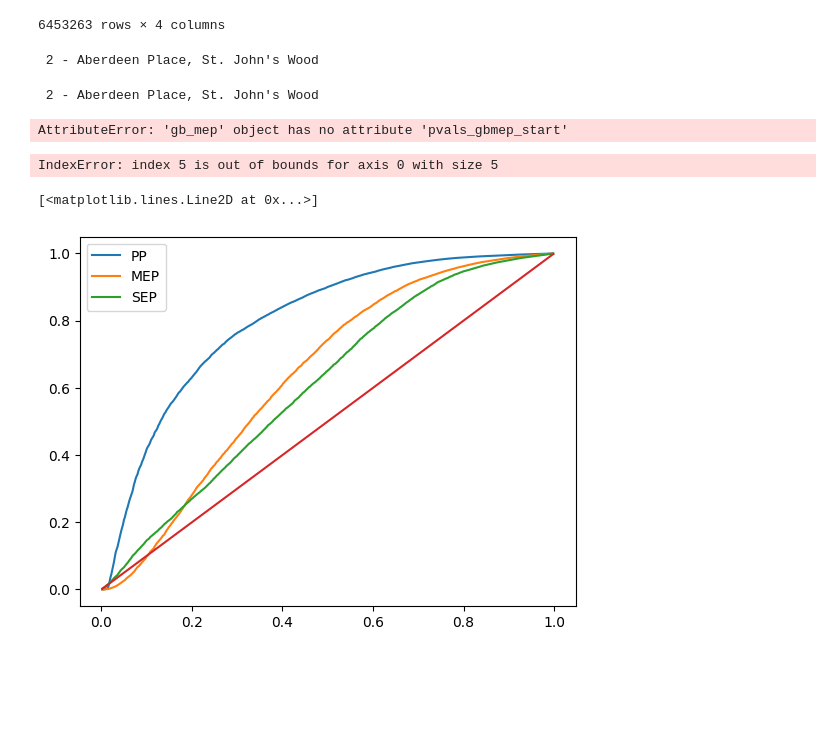
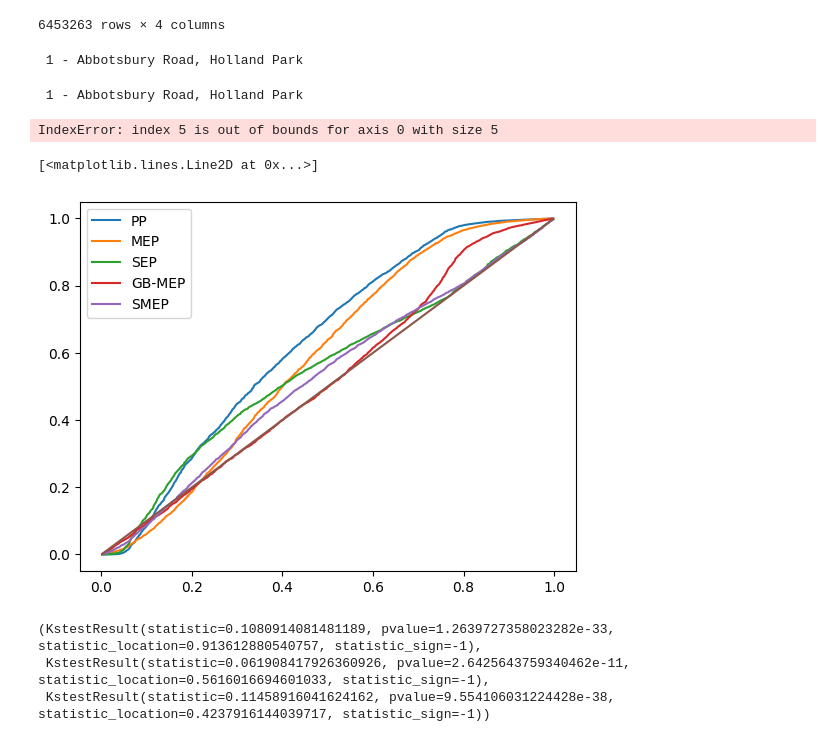
Before and after one commit to fraspass/gb-mep, a Jupyter notebook: notebooks/Santander_Cycles.ipynb, the cells around one changed output. Cells and saved outputs as stored; diff of their text form; code cells hidden in the pictures; blank space fills up the shorter version.

```diff
--- a/notebooks/Santander_Cycles.ipynb
+++ b/notebooks/Santander_Cycles.ipynb
@@ -30,17 +30,17 @@ santander_train
 # %%
 G = gb_mep.gb_mep(df=santander_train, id_map=santander_dictionary, distance_matrix=santander_distances)
 # %%
-res = G.fit(x0=-np.ones(3), subset_nodes=range(3), start_times=False, end_times=True, distance_start=False, distance_end=False, thresh=1)
-res2 = G.fit(x0=-np.ones(3), subset_nodes=range(3), start_times=True, end_times=False, distance_start=False, distance_end=False, thresh=1)
-res4 = G.fit(x0=-np.ones(5), subset_nodes=range(3), start_times=True, end_times=True, distance_start=False, distance_end=False, thresh=1)
+res = G.fit(x0=-np.ones(3), subset_nodes=range(2), start_times=False, end_times=True, distance_start=False, distance_end=False, thresh=1)
+res2 = G.fit(x0=-np.ones(3), subset_nodes=range(2), start_times=True, end_times=False, distance_start=False, distance_end=False, thresh=1)
+res4 = G.fit(x0=-np.ones(5), subset_nodes=range(2), start_times=True, end_times=True, distance_start=False, distance_end=False, thresh=1)
 # %% [output]
- 2 - Aberdeen Place, St. John's Wood
+ 1 - Abbotsbury Road, Holland Park
 # %%
-res3 = G.fit(x0=-np.ones(4), subset_nodes=range(3), start_times=True, end_times=False, distance_start=True, distance_end=False, thresh=1)
+res3 = G.fit(x0=-np.ones(4), subset_nodes=range(2), start_times=True, end_times=False, distance_start=True, distance_end=False, thresh=1)
 # %% [output]
- 2 - Aberdeen Place, St. John's Wood
+ 1 - Abbotsbury Road, Holland Park
 # %%
-index = 2
+index = 1
 pp = np.exp(res[index].x)
 pp[2] += pp[1]
 q = G.pvals_mep(params=pp, node_index=index)
@@ -50,26 +50,31 @@ q3 = G.pvals_sep(params=pp, node_index=index)
 q2 = G.pvals_poisson_process(param=G.N[index]/G.T, node_index=index)
 pp = np.exp(res3[index].x)
 pp[2] += pp[1]
-q4 = G.pvals_gbmep_start(param=pp, node_index=index, thresh=1)
+q4 = G.pvals_gbmep_start(params=pp, node_index=index, thresh=1)
+pp = np.exp(res4[index].x)
+pp[2] += pp[1]; pp[4] += pp[3]
+q5 = G.pvals_smep(params=pp, node_index=index)
-# %% [output]
-AttributeError: 'gb_mep' object has no attribute 'pvals_gbmep_start'
 # %%
-pp = np.exp(res3[index].x)
-pp[2] += pp[1]; pp[5] += pp[4]
-q4 = G.pvals_gbmep(params=pp, node_index=index, thresh=1)
+#pp = np.exp(res3[index].x)
+#pp[2] += pp[1]; pp[5] += pp[4]
+#q4 = G.pvals_gbmep(params=pp, node_index=index, thresh=1)
 # %% [output]
 IndexError: index 5 is out of bounds for axis 0 with size 5
 # %%
 x = np.linspace(start=0, stop=1, num=501, endpoint=False)[1:]
 y = np.percentile(a=q, q=x*100)
 y2 = np.percentile(a=q2, q=x*100)
 y3 = np.percentile(a=q3, q=x*100)
+y4 = np.percentile(a=q4, q=x*100)
+y5 = np.percentile(a=q5, q=x*100)
 import matplotlib.pyplot as plt
 plt.plot(x,y2,label='PP')
 plt.plot(x,y,label='MEP')
 plt.plot(x,y3, label='SEP')
+plt.plot(x,y4, label='GB-MEP')
+plt.plot(x,y5, label='SMEP')
 plt.legend()
 plt.plot(x,x)
 # %% [output]
 [<matplotlib.lines.Line2D at 0x...>]
-[figure, old version]
+[figure, new version]
@@ -75,0 +86,6 @@ plt.plot(x,x)
+# %%
+k1, k2, k3
+# %% [output]
+(KstestResult(statistic=0.1080914081481189, pvalue=1.2639727358023282e-33, statistic_location=0.913612880540757, statistic_sign=-1),
+ KstestResult(statistic=0.061908417926360926, pvalue=2.6425643759340462e-11, statistic_location=0.5616016694601033, statistic_sign=-1),
+ KstestResult(statistic=0.11458916041624162, pvalue=9.554106031224428e-38, statistic_location=0.4237916144039717, statistic_sign=-1))
```
Also changed, not shown: parts of 1 cell of this notebook.
